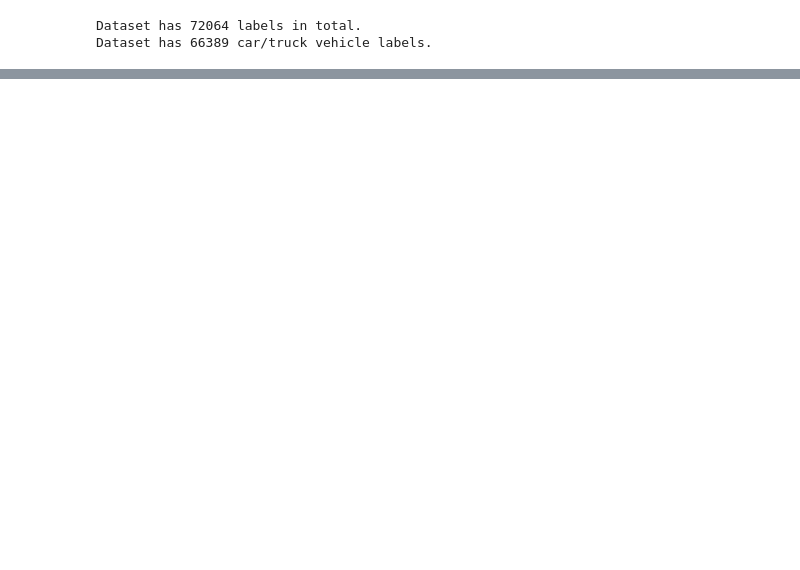
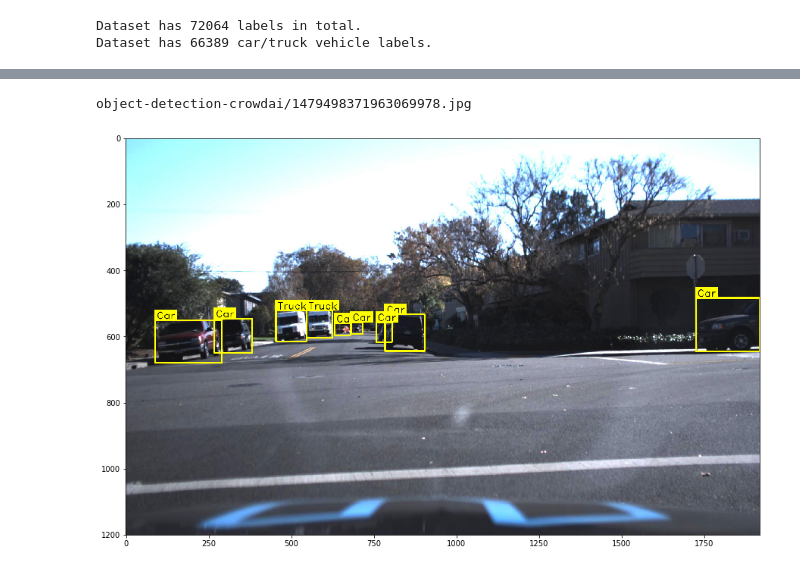
Before and after one commit to paramaggarwal/didi-challenge, a Jupyter notebook: Start.ipynb, the cells around one changed output, grey strips where cells are left out. Saved outputs shown, nothing was run; the diff lists cells and outputs as text; code cells hidden in the pictures; blank space fills up the shorter version.

```diff
--- a/Start.ipynb
+++ b/Start.ipynb
@@ -36,0 +44,34 @@ label_file.tail()
+# %%
+import cv2
+import matplotlib.pyplot as plt
+% matplotlib inline
+
+i=0
+while i <= 5:#len(label_file['path']):
+    file_name = label_file['path'][i]
+    print(file_name)
+    img = plt.imread(file_name)
+
+    while label_file['path'][i] == file_name:
+        xmin = label_file['xmin'][i]
+        xmax = label_file['xmax'][i]
+        ymin = label_file['ymin'][i]
+        ymax = label_file['ymax'][i]
+
+        text = label_file['Label'][i]
+        fontFace = cv2.FONT_HERSHEY_DUPLEX
+        fontScale = 1
+        thickness = 1
+        line_thickness = 4
+        size, baseline = cv2.getTextSize(text, fontFace, fontScale, thickness)
+        cv2.rectangle(img, (xmin-int(line_thickness/2), ymin-size[1]-10), (xmin+size[0]+10, ymin), (255, 255, 0), -1)
+        cv2.putText(img, text, (xmin+5, ymin-4), fontFace, fontScale, (0, 0, 0), thickness, cv2.LINE_AA)
+        cv2.rectangle(img, (xmin, ymin), (xmax, ymax), (255, 255, 0), 4)
+        i += 1
+
+    plt.figure(figsize=(15,15))
+    plt.imshow(img)
+    plt.show()
+# %% [output]
+object-detection-crowdai/1479498371963069978.jpg
+[figure, added]
```
Also changed, not shown: parts of 4 cells of this notebook.
